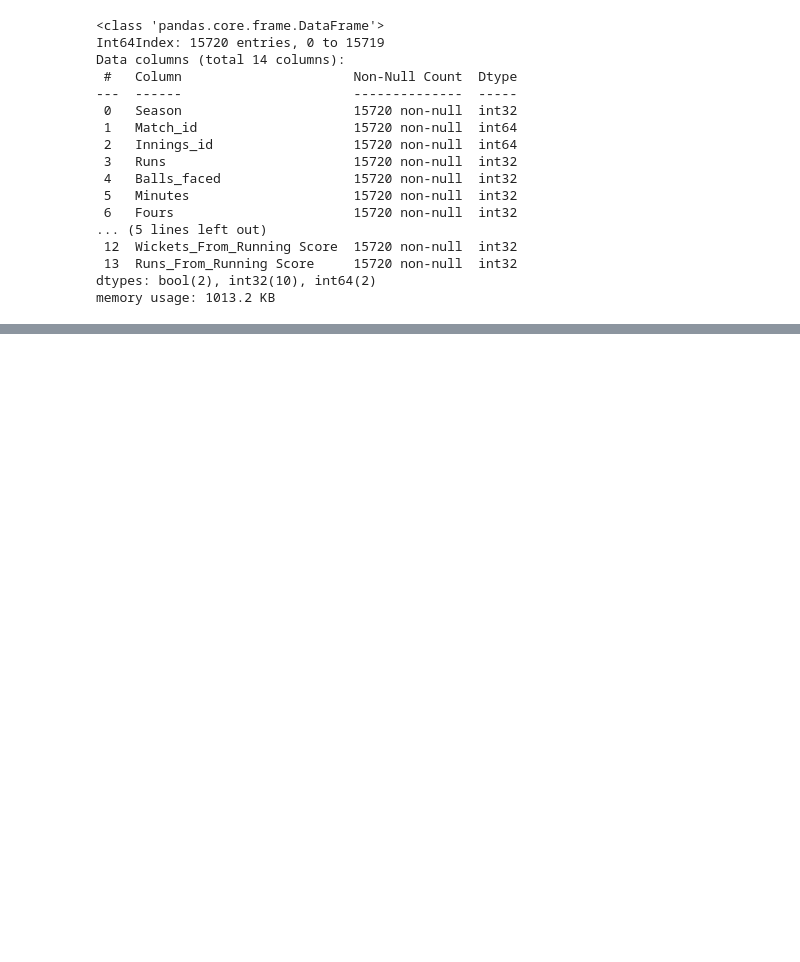
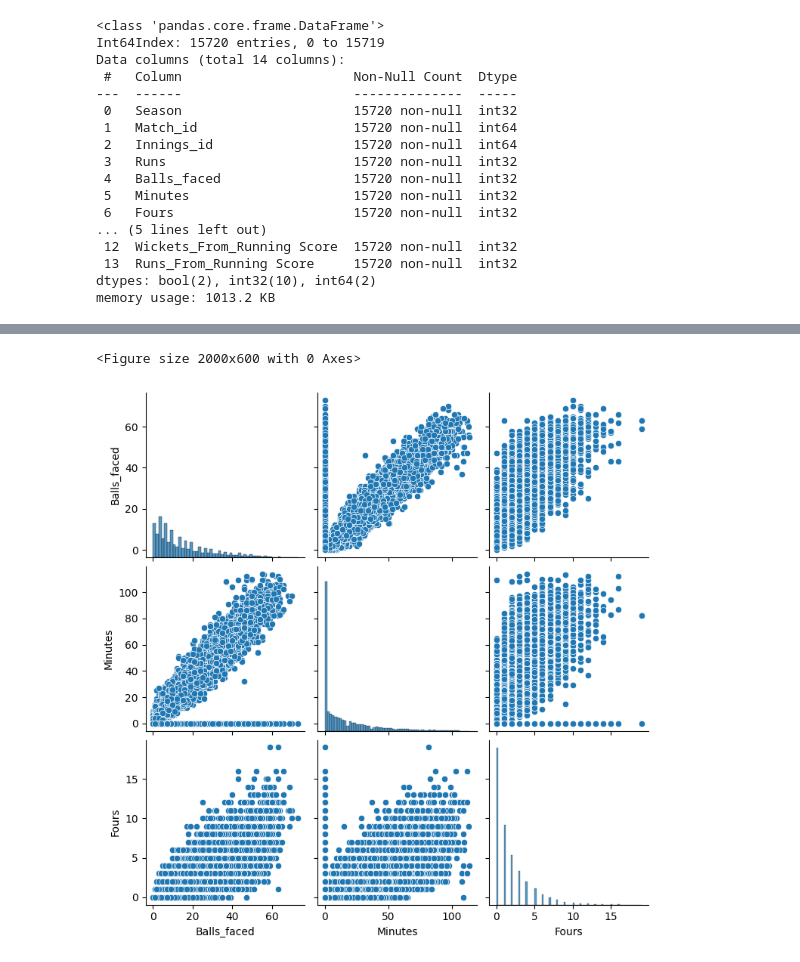
Before and after one commit to Arijit231998/Dataset-projects, a Jupyter notebook: all_season_batting_card.ipynb, the cells around one changed output, grey strips where cells are left out. Cells and saved outputs as stored; diff of their text form; code cells hidden in the pictures; blank space fills up the shorter version.

```diff
--- a/all_season_batting_card.ipynb
+++ b/all_season_batting_card.ipynb
@@ -795,0 +827,7 @@ memory usage: 1013.2 KB
+# %%
+plt.figure(figsize=(20, 6))
+sns.pairplot(df[['Balls_faced','Minutes','Fours']])
+plt.show()
+# %% [output]
+<Figure size 2000x600 with 0 Axes>
+[figure, added]
```
Also changed, not shown: parts of 10 cells of this notebook.
